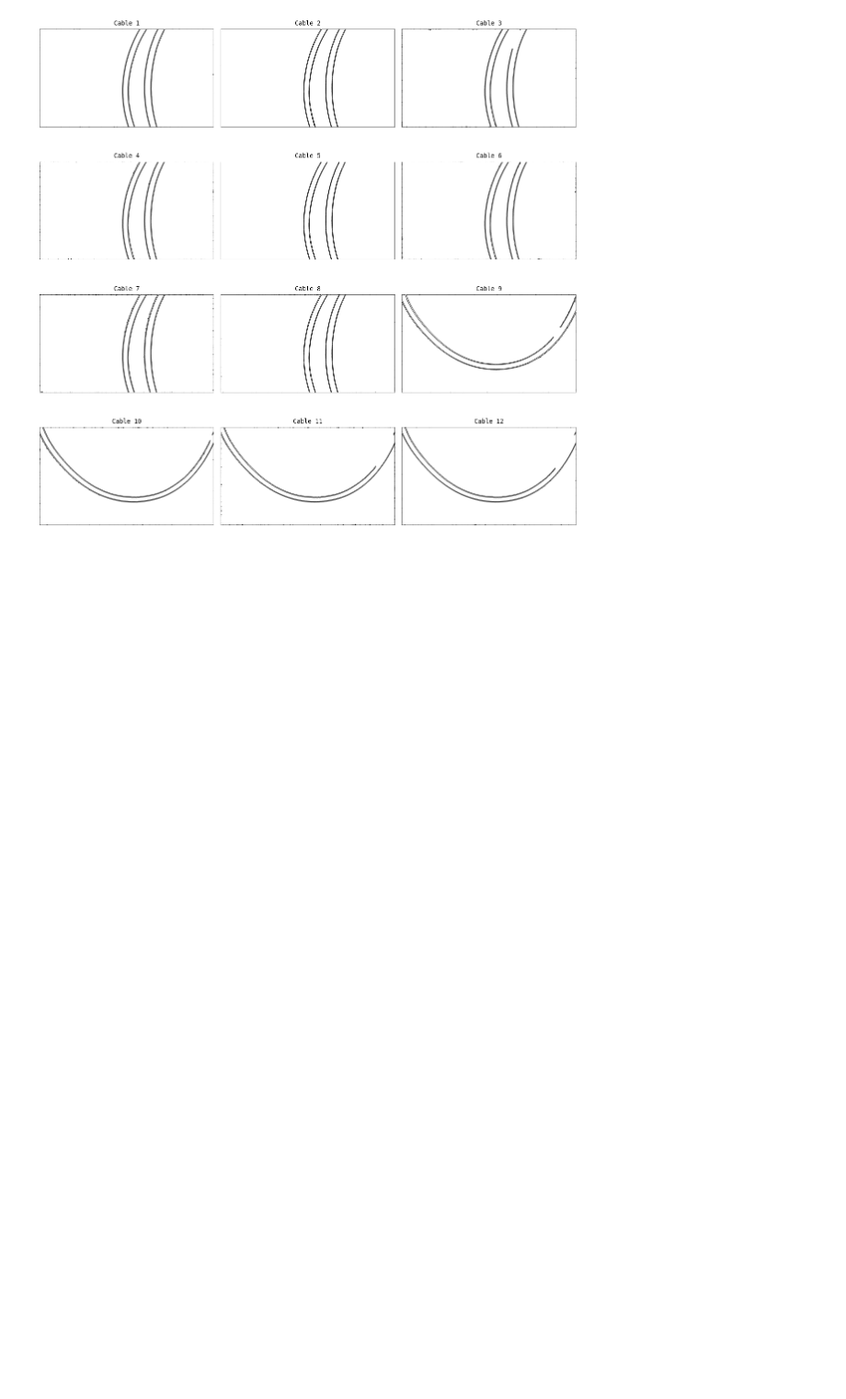
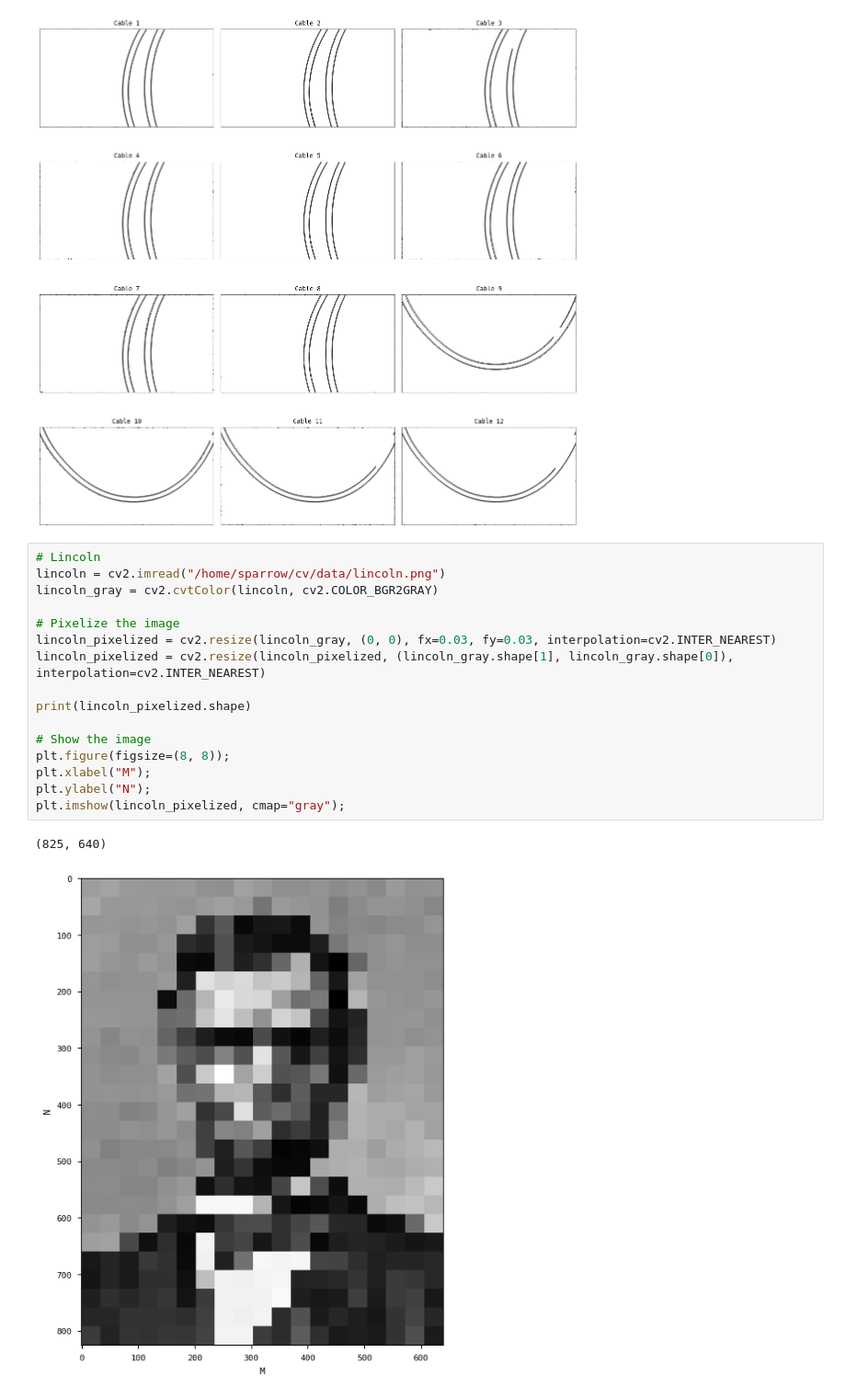
Before and after one commit to SparrowHere/img-procc, a Jupyter notebook: src/test.ipynb, the cells around one changed output. Shown at 92% size. Cells and saved outputs as stored; diff of their text form; blank space fills up the shorter version.

```diff
--- a/src/test.ipynb
+++ b/src/test.ipynb
@@ -68,3 +68,22 @@ plt.tight_layout()
 plt.show()
 # %% [output]
 [figure]
+# %%
+# Lincoln
+lincoln = cv2.imread("/home/sparrow/cv/data/lincoln.png")
+lincoln_gray = cv2.cvtColor(lincoln, cv2.COLOR_BGR2GRAY)
+
+# Pixelize the image
+lincoln_pixelized = cv2.resize(lincoln_gray, (0, 0), fx=0.03, fy=0.03, interpolation=cv2.INTER_NEAREST)
+lincoln_pixelized = cv2.resize(lincoln_pixelized, (lincoln_gray.shape[1], lincoln_gray.shape[0]), interpolation=cv2.INTER_NEAREST)
+
+print(lincoln_pixelized.shape)
+
+# Show the image
+plt.figure(figsize=(8, 8));
+plt.xlabel("M");
+plt.ylabel("N");
+plt.imshow(lincoln_pixelized, cmap="gray");
+# %% [output]
+(825, 640)
+[figure, added]
```
Also changed, not shown: parts of 5 cells of this notebook, 3 other files.
